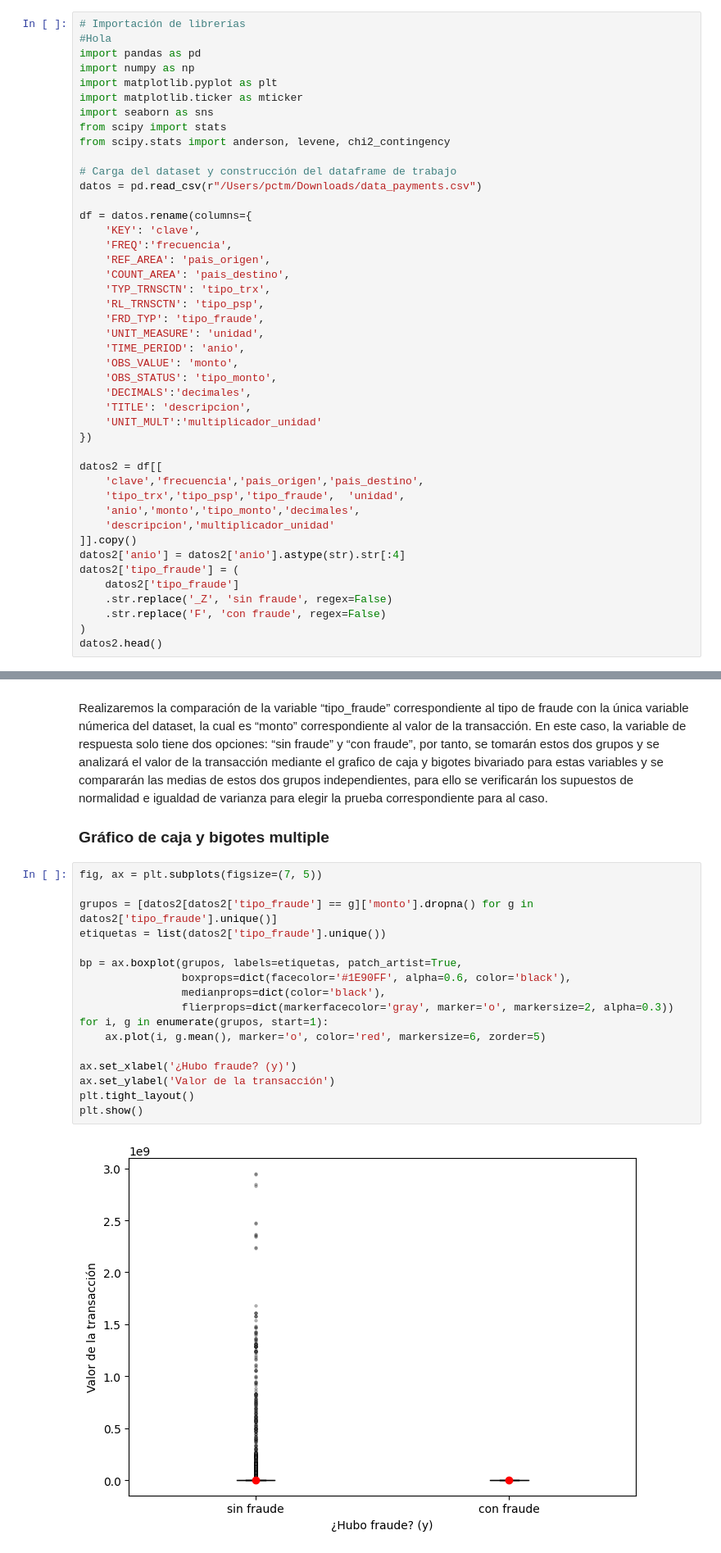
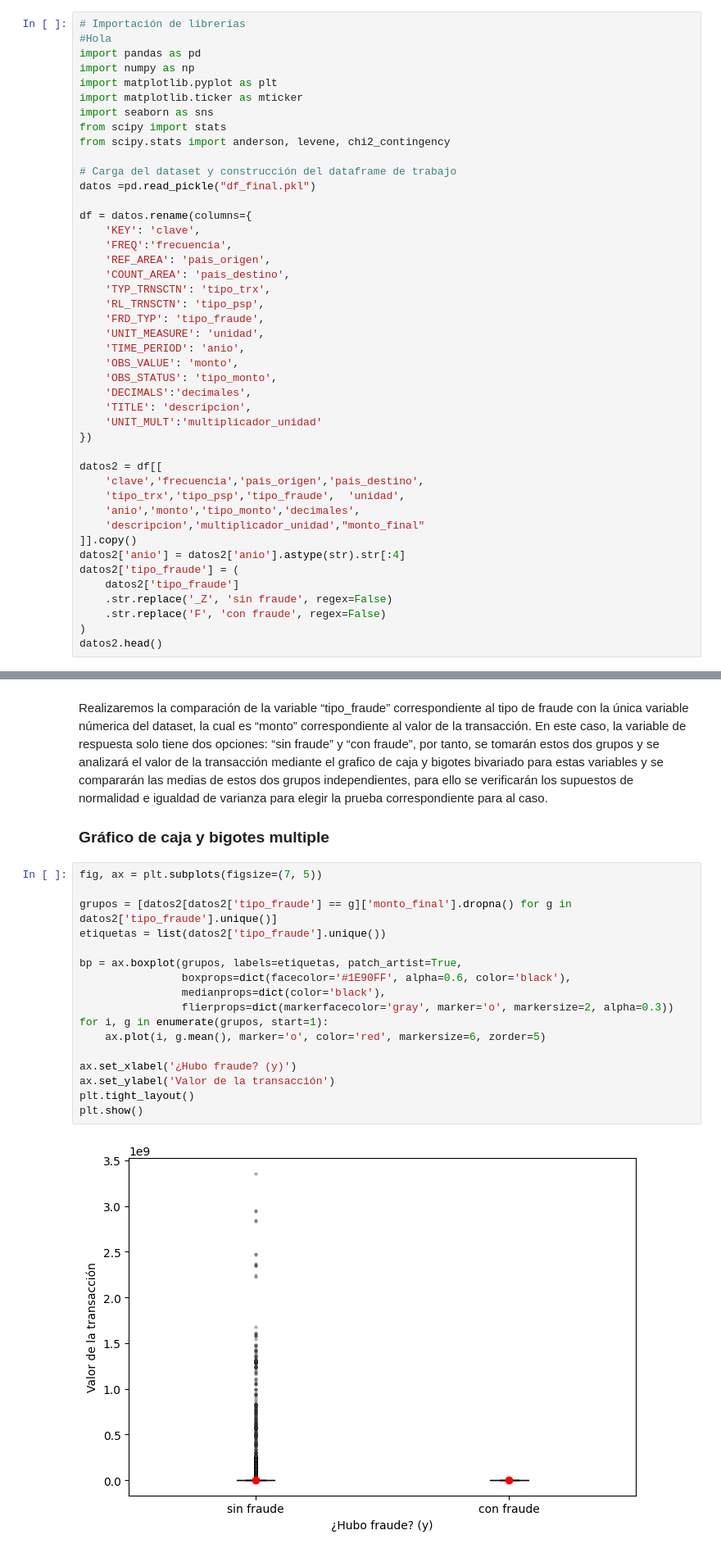
Before and after one commit to T1fff/PaymentTransactionsEUpy, a Jupyter notebook: 02-cross-refs.ipynb, the cells around one changed output, grey strips where cells are left out. Shown at 82% size. Cells and saved outputs as stored; diff of their text form.

```diff
--- a/02-cross-refs.ipynb
+++ b/02-cross-refs.ipynb
@@ -12,7 +12,7 @@ from scipy import stats
 from scipy.stats import anderson, levene, chi2_contingency
 
 # Carga del dataset y construcción del dataframe de trabajo
-datos = pd.read_csv(r"/Users/pctm/Downloads/data_payments.csv")
+datos =pd.read_pickle("df_final.pkl")
 
 df = datos.rename(columns={
     'KEY': 'clave',
@@ -35,7 +35,7 @@ datos2 = df[[
     'clave','frecuencia','pais_origen','pais_destino',
     'tipo_trx','tipo_psp','tipo_fraude',  'unidad',
     'anio','monto','tipo_monto','decimales',
-    'descripcion','multiplicador_unidad'
+    'descripcion','multiplicador_unidad',"monto_final"
 ]].copy()
 datos2['anio'] = datos2['anio'].astype(str).str[:4]
 datos2['tipo_fraude'] = (
@@ -61,22 +61,22 @@ Realizaremos la comparación de la variable “tipo_fraude” correspondiente al
 # %%
 fig, ax = plt.subplots(figsize=(7, 5))
 
-grupos = [datos2[datos2['tipo_fraude'] == g]['monto'].dropna() for g in datos2['tipo_fraude'].unique()]
+grupos = [datos2[datos2['tipo_fraude'] == g]['monto_final'].dropna() for g in datos2['tipo_fraude'].unique()]
 etiquetas = list(datos2['tipo_fraude'].unique())
 
 bp = ax.boxplot(grupos, labels=etiquetas, patch_artist=True,
                 boxprops=dict(facecolor='#1E90FF', alpha=0.6, color='black'),
                 medianprops=dict(color='black'),
                 flierprops=dict(markerfacecolor='gray', marker='o', markersize=2, alpha=0.3))
 for i, g in enumerate(grupos, start=1):
     ax.plot(i, g.mean(), marker='o', color='red', markersize=6, zorder=5)
 
 ax.set_xlabel('¿Hubo fraude? (y)')
 ax.set_ylabel('Valor de la transacción')
 plt.tight_layout()
 plt.show()
 # %% [output]
-[figure, old version]
+[figure, new version]
 # %% [markdown]
 El gráfico muestra la distribución del valor de la transacciones según su respuesta a si hubo o no fraude. En el gráfico para las operaciones no fraudulentas se observa una alta dispersión y la presencia de numerosos valores extremos, alcanzando montos muy elevados, lo que indica gran variabilidad en transacciones legítimas. En contraste, las transacciones fraudulentas aparecen concentradas en valores bajos y con escasa variabilidad. Este patrón sugiere que el fraude se asocia principalmente a importes reducidos, mientras que los valores altos corresponden mayoritariamente a operaciones no fraudulentas.
 # %% [markdown]
```
Also changed, not shown: parts of 34 cells of this notebook.
